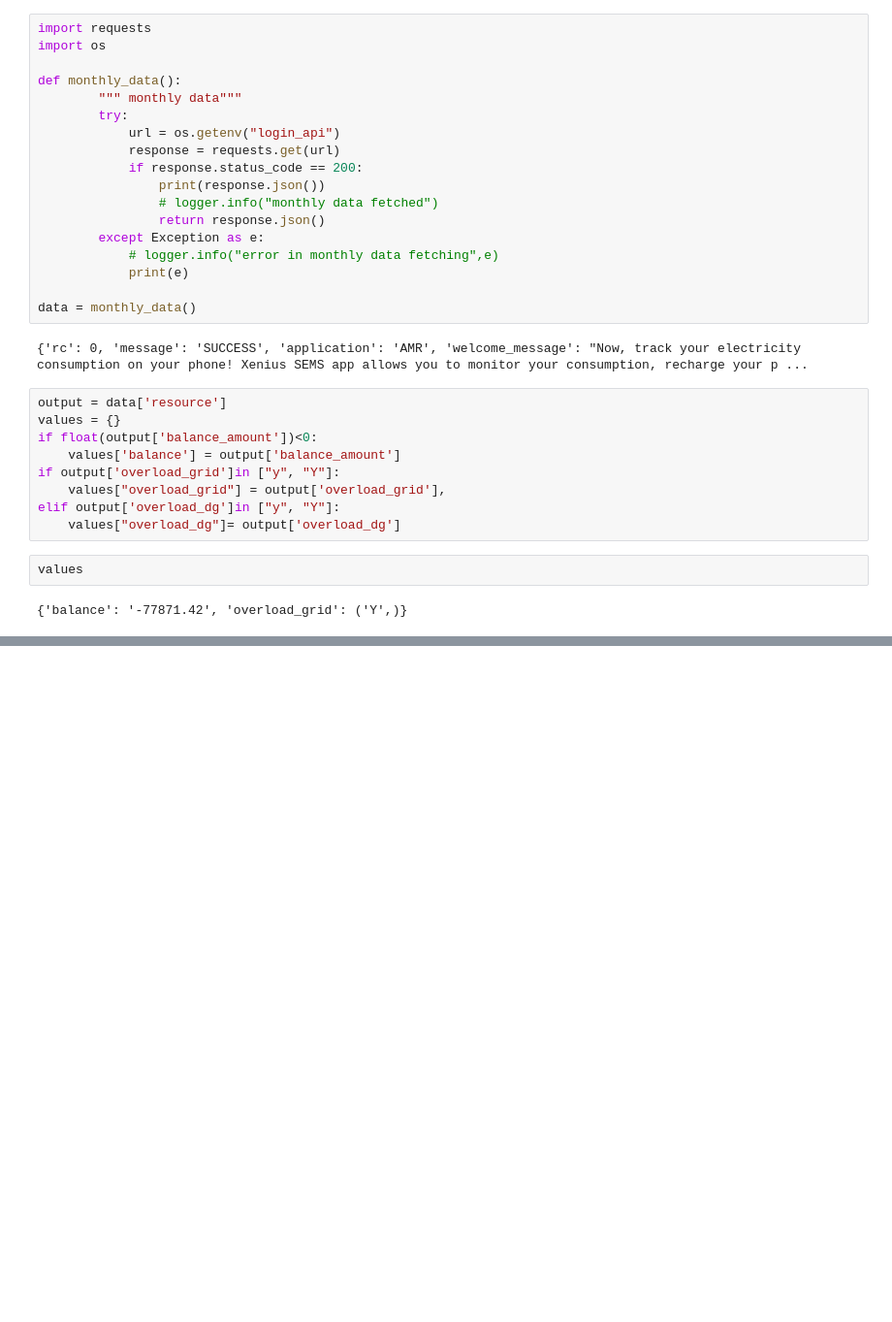
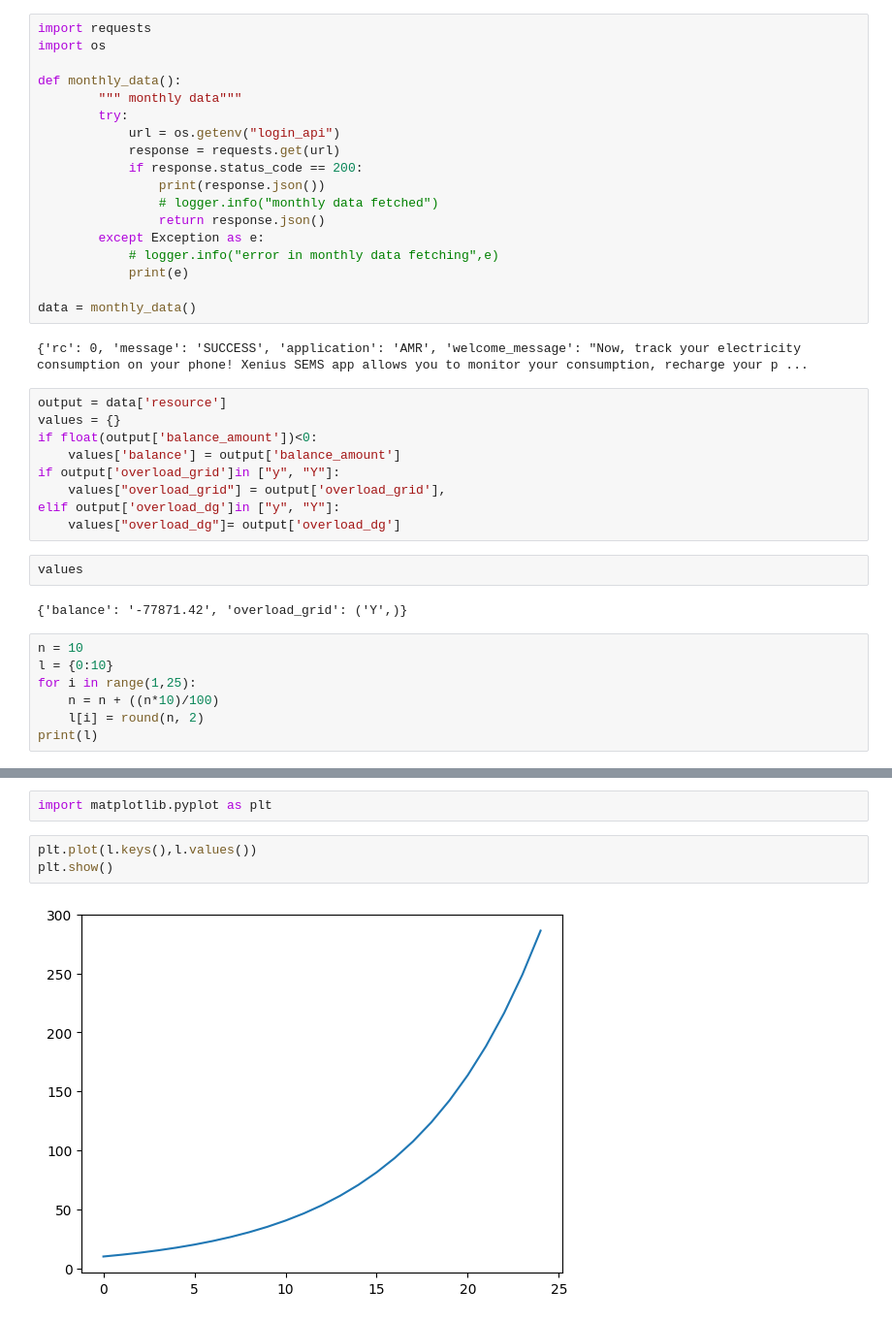
Before and after one commit to Harshvardhan1407/personal-assistant, a Jupyter notebook: test_chat.ipynb, the cells around one changed output, grey strips where cells are left out. Shown: that part at 97% size. Saved outputs shown, nothing was run; the diff lists cells and outputs as text; blank space fills up the shorter version.

```diff
--- a/test_chat.ipynb
+++ b/test_chat.ipynb
@@ -304,3 +304,10 @@ elif output['overload_dg']in ["y", "Y"]:
 values
 # %% [output]
 {'balance': '-77871.42', 'overload_grid': ('Y',)}
+# %%
+n = 10
+l = {0:10}
+for i in range(1,25):
+    n = n + ((n*10)/100)
+    l[i] = round(n, 2)
+print(l)
@@ -306,0 +336,7 @@ values
+# %%
+import matplotlib.pyplot as plt
+# %%
+plt.plot(l.keys(),l.values())
+plt.show()
+# %% [output]
+[figure, added]
```
Also changed, not shown: parts of 2 cells of this notebook, 1 other file.
